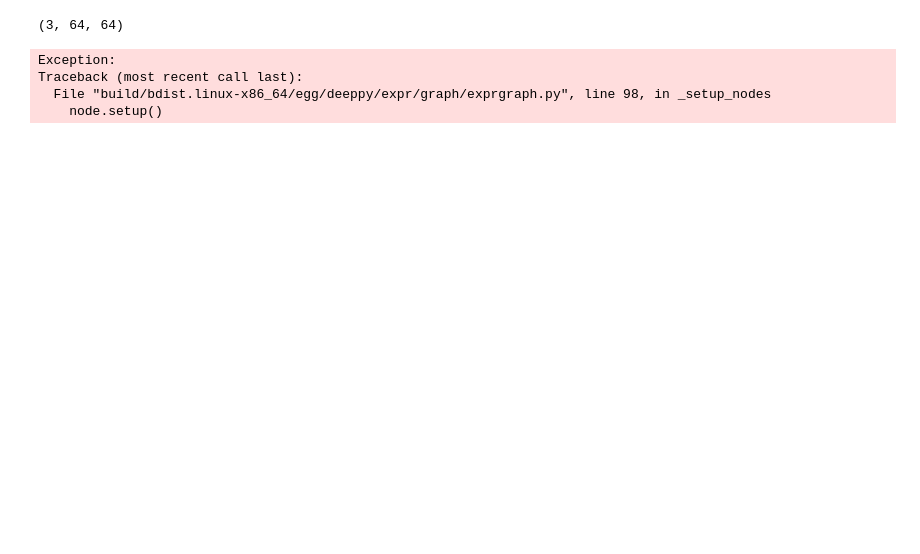
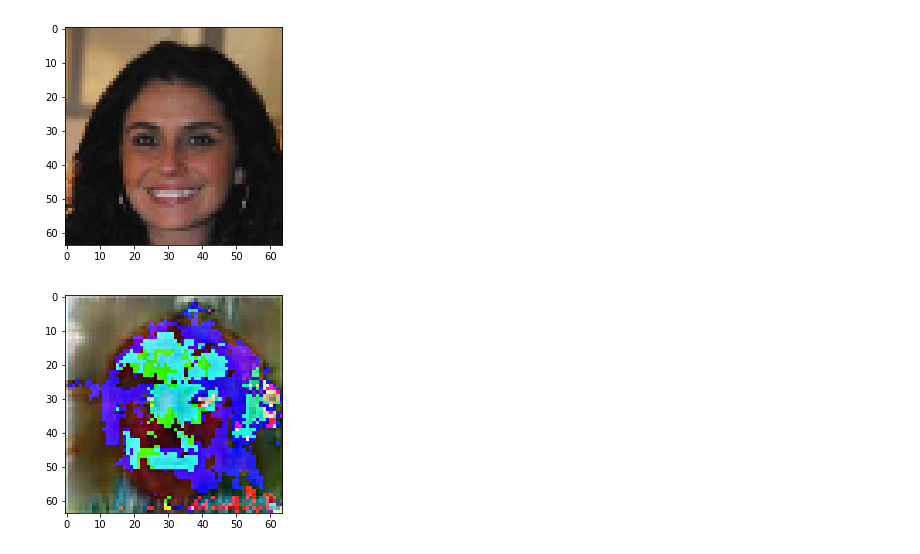
Before and after one commit to ReidWilliams/autoencoding_beyond_pixels, a Jupyter notebook: notebooks/scratch.ipynb, the cells around one changed output. Cells and saved outputs as stored; diff of their text form; code cells hidden in the pictures; blank space fills up the shorter version.

Commit message:
notebook can generate images, decode, encode with unpickled model

```diff
--- a/notebooks/scratch.ipynb
+++ b/notebooks/scratch.ipynb
@@ -32,34 +33,38 @@ from skimage.util import crop
 # %%
-timg = sp.misc.imread('/home/ec2-user/autoencoding_beyond_pixels/datasets/celeba/img_align_celeba/004584.jpg')
+timg = sp.misc.imread('/home/ec2-user/autoencoding_beyond_pixels/datasets/celeba/img_align_celeba/001682.jpg')
 
 # resize image so shorter dim is same as what model expects
 dims = np.array(timg[:,:,0].shape)
 scale = model_img_size / min(dims)
 new_dims = (scale * dims).astype('int_')
 img_resized = resize(timg, new_dims)
 
 # now figure out which is longer dim and crop it to what model expects
 long_dim = np.argmax(new_dims)
 long_dim_len = max(new_dims)
 long_crop = int((long_dim_len - model_img_size)/2)
 # assume the crop is the first dim
 crops = [[long_crop, long_crop], [0, 0]]
 # swap if it's not
 if (long_dim == 1): crops = list(reversed(crops))
 # add a crop of 0 for third dim (which is really the channels dim)
 # crop fn wants list of lists, with inner list amount to cut at
 # each edge of the dim
 crops = crops + [[0, 0]]
 img_cropped = crop(img_resized, crops)
+
+# model wants channels dim first
+img_for_model = np.transpose(img_cropped, (2, 0, 1))
+imgs_for_model = np.expand_dims(img_for_model, axis=0)
+imgs_for_model = imgs_for_model.astype(dp.float_)
+
+decoded = model.decode(model.encode(imgs_for_model))
+
+plt.imshow(img_cropped)
+plt.show()
+
+plt.imshow(np.transpose(decoded[0], (1, 2, 0)))
+plt.show()
+# %% [output]
+[figure, added]
+[figure, added]
-# %%
-# model wants channels dim first
-img_for_model = np.transpose(img_cropped, (2, 0, 1))
-print(img_for_model.shape)
-z = model.encode(img_for_model)
-z
-# %% [output]
-(3, 64, 64)
-Exception:
-Traceback (most recent call last):
-  File "build/bdist.linux-x86_64/egg/deeppy/expr/graph/exprgraph.py", line 98, in _setup_nodes
-    node.setup()
```
Also changed, not shown: parts of 2 cells of this notebook.
